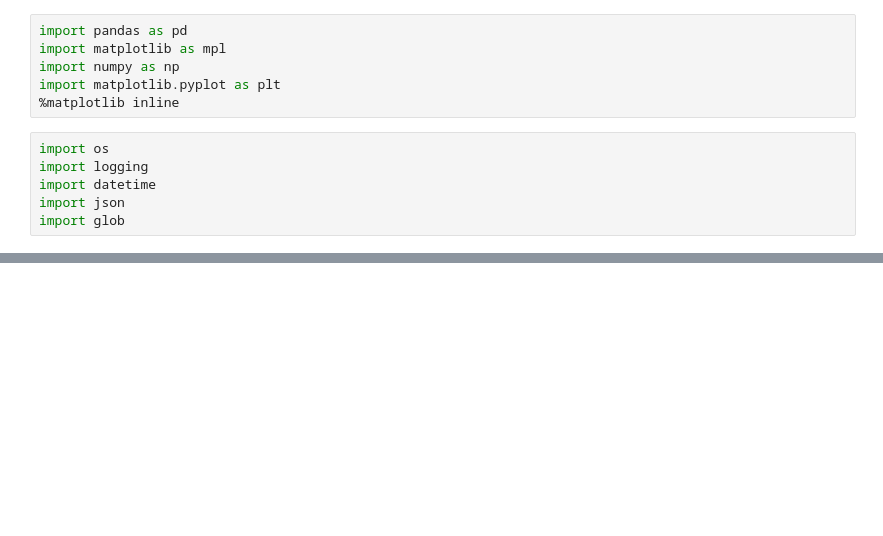
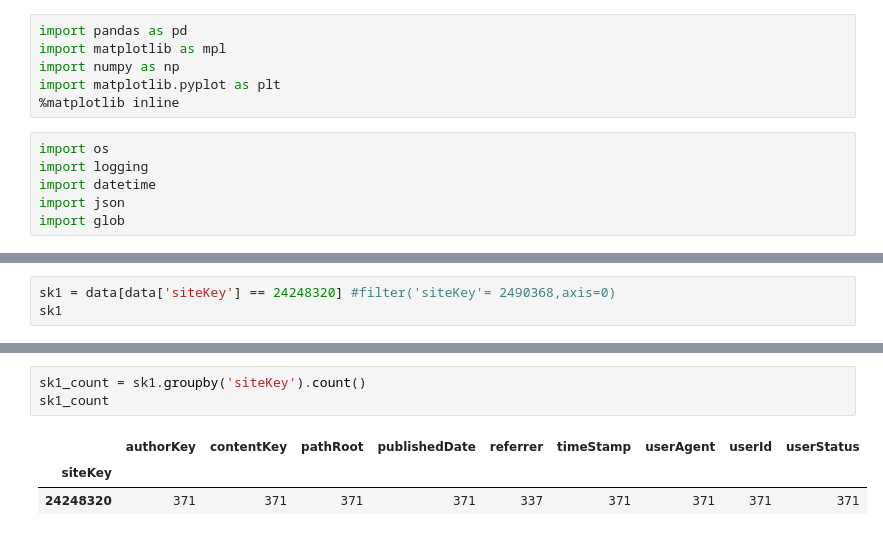
Before and after one commit to DEREJEGETU/24Sports, a Jupyter notebook: 247-test-data.ipynb, the cells around one changed output, grey strips where cells are left out. Saved outputs shown, nothing was run; the diff lists cells and outputs as text; blank space fills up the shorter version.

```diff
--- a/247-test-data.ipynb
+++ b/247-test-data.ipynb
@@ -28,0 +171,3 @@ ValueError: Trailing data
+# %%
+sk1 = data[data['siteKey'] == 24248320] #filter('siteKey'= 2490368,axis=0)
+sk1
@@ -28,0 +202,7 @@ ValueError: Trailing data
+# %%
+sk1_count = sk1.groupby('siteKey').count()
+sk1_count
+# %% [output]
+|  | authorKey | contentKey | pathRoot | publishedDate | referrer | timeStamp | userAgent | userId | userStatus |
+| siteKey |  |  |  |  |  |  |  |  |  |
+| 24248320 | 371 | 371 | 371 | 371 | 337 | 371 | 371 | 371 | 371 |
```
Also changed, not shown: parts of 15 cells of this notebook.
